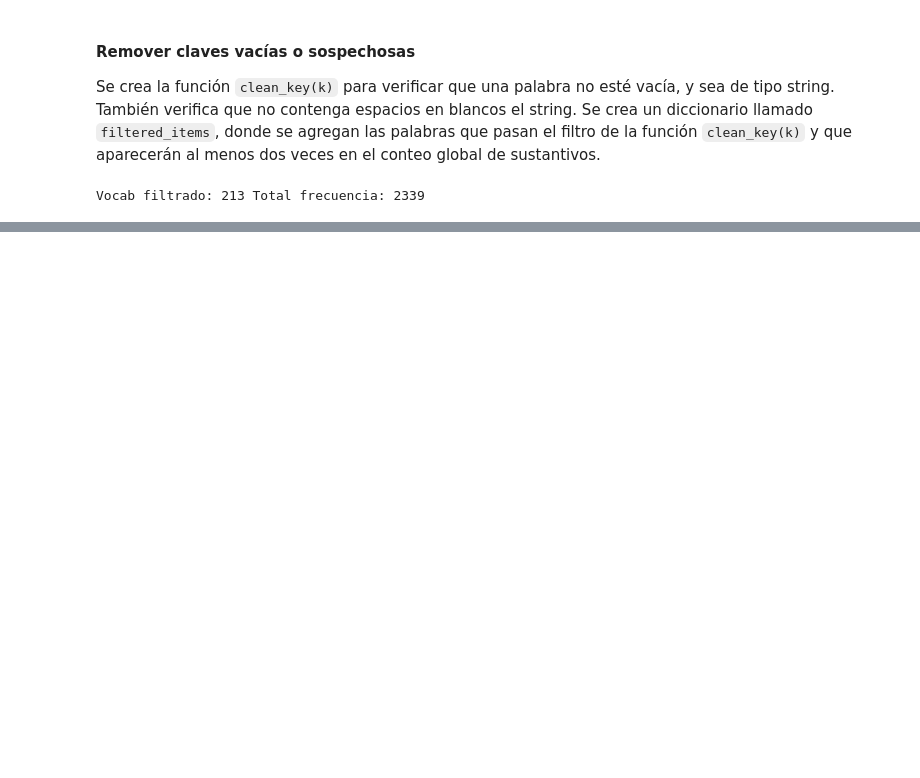
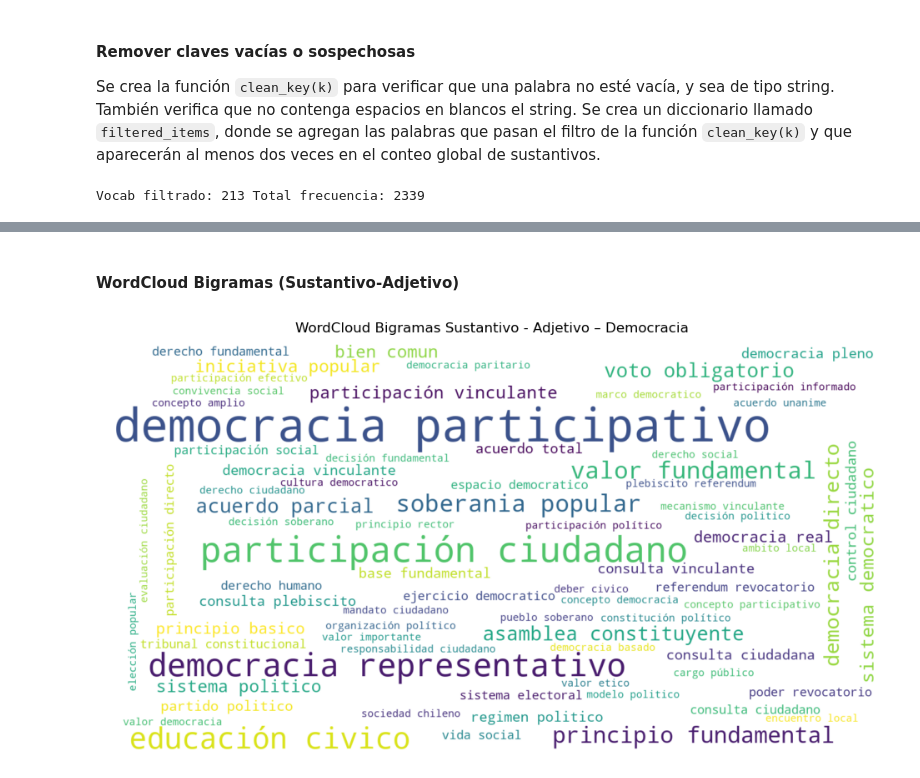
Before and after one commit to Vikktor93/tarea1-NLP, a Jupyter notebook: tarea1_victor_saldivia.ipynb, the cells around one changed output, grey strips where cells are left out. Cells and saved outputs as stored; diff of their text form; code cells hidden in the pictures; blank space fills up the shorter version.

```diff
--- a/tarea1_victor_saldivia.ipynb
+++ b/tarea1_victor_saldivia.ipynb
@@ -402,0 +401,21 @@ else:
+# %% [markdown]
+#### WordCloud Bigramas (Sustantivo-Adjetivo)
+# %%
+freq_bigrams = {b:c for b,c in all_bigrams.items() if c>=2}
+freq_bigrams_space = {b.replace('_', ' '): c for b, c in freq_bigrams.items()} # Se crea un nuevo diccionario reemplazando '_' por ' '}
+
+wc2 = WordCloud(
+    width=1500,
+    height=800,
+    background_color='white',
+    max_words=400,
+    collocations=False
+).generate_from_frequencies(freq_bigrams_space)
+
+plt.figure(figsize=(12,8))
+plt.imshow(wc2, interpolation='bilinear')
+plt.axis('off')
+plt.title(f'WordCloud Bigramas Sustantivo - Adjetivo – {concepto_elegido}')
+plt.show()
+# %% [output]
+[figure, added]
```
Also changed, not shown: parts of 5 cells of this notebook.
